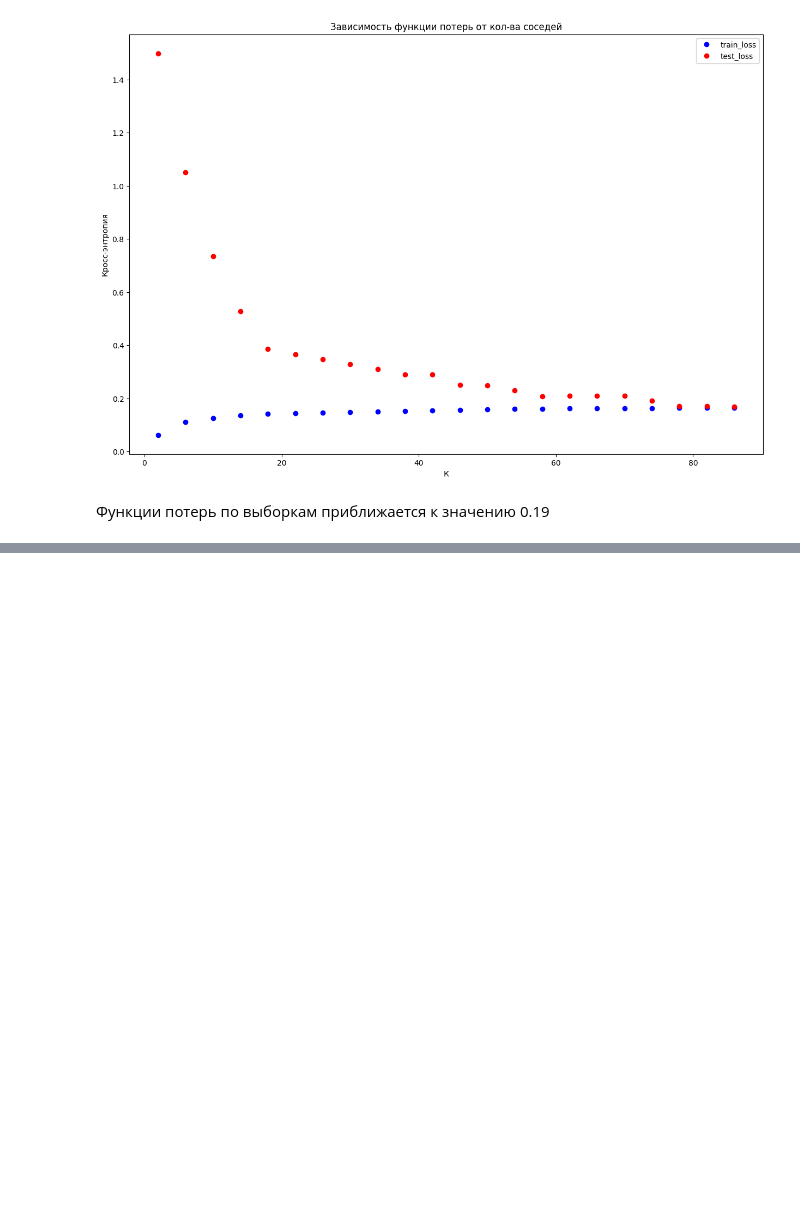
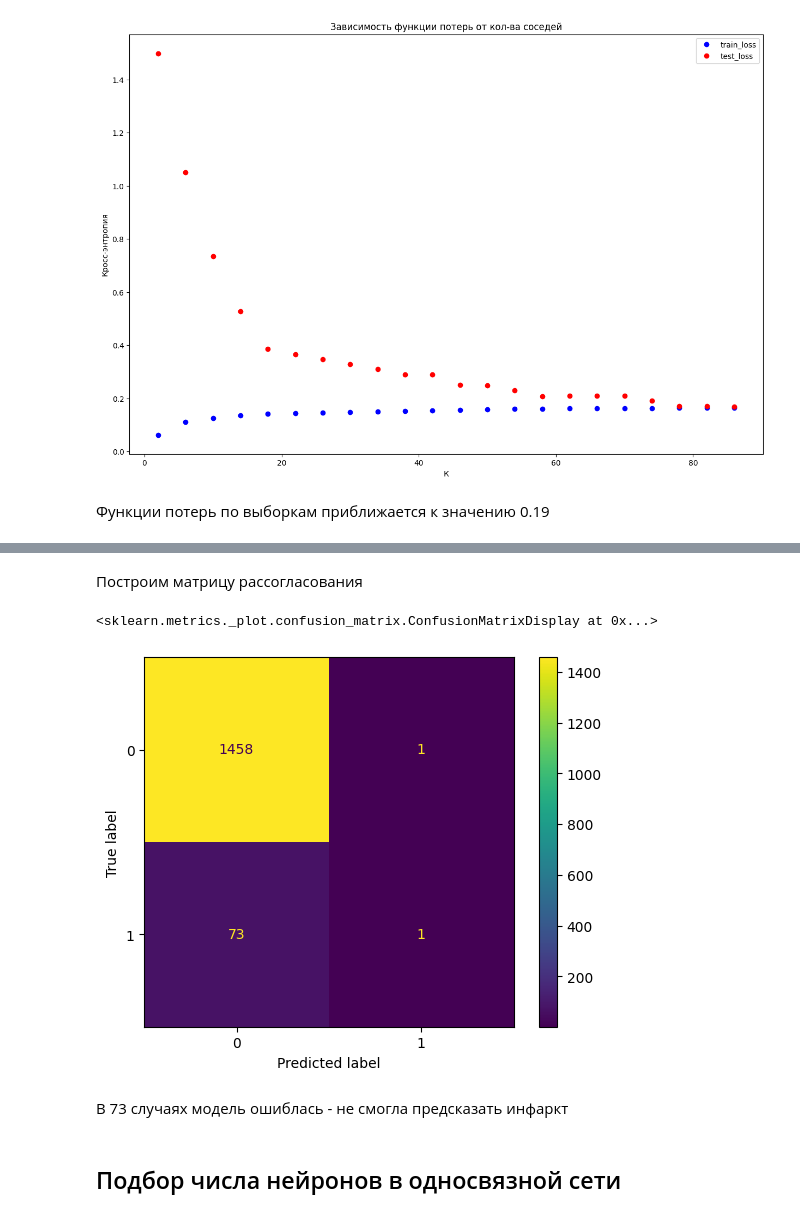
Before and after one commit to OnlyDeniko/MachineLearningCourse, a Jupyter notebook: homework1.ipynb, the cells around one changed output, grey strips where cells are left out. Saved outputs shown, nothing was run; the diff lists cells and outputs as text; code cells hidden in the pictures; blank space fills up the shorter version.

```diff
--- a/homework1.ipynb
+++ b/homework1.ipynb
@@ -679,0 +691,2 @@ Text(0, 0.5, 'Кросс-энтропия')
+# %%
+mlp_model.fit(X_train_scaled, y_train)
@@ -679,0 +695,6 @@ Text(0, 0.5, 'Кросс-энтропия')
+# %%
+y_train_pred = mlp_model.predict(X_train_scaled)
+y_test_pred = mlp_model.predict(X_test)
+
+print(f'Train = {accuracy_score(y_train, y_train_pred)}')
+print(f'Test = {accuracy_score(y_test, y_test_pred)}')
@@ -679,0 +816,13 @@ Text(0, 0.5, 'Кросс-энтропия')
+# %% [markdown]
+Построим матрицу рассогласования
+# %%
+from sklearn.metrics import plot_confusion_matrix
+
+plot_confusion_matrix(mlp_model, X_test_scaled, y_test)
+# %% [output]
+<sklearn.metrics._plot.confusion_matrix.ConfusionMatrixDisplay at 0x...>
+[figure, added]
+# %% [markdown]
+В 73 случаях модель ошиблась - не смогла предсказать инфаркт
+# %% [markdown]
+## Подбор числа нейронов в односвязной сети
```
Also changed, not shown: parts of 23 cells of this notebook.
